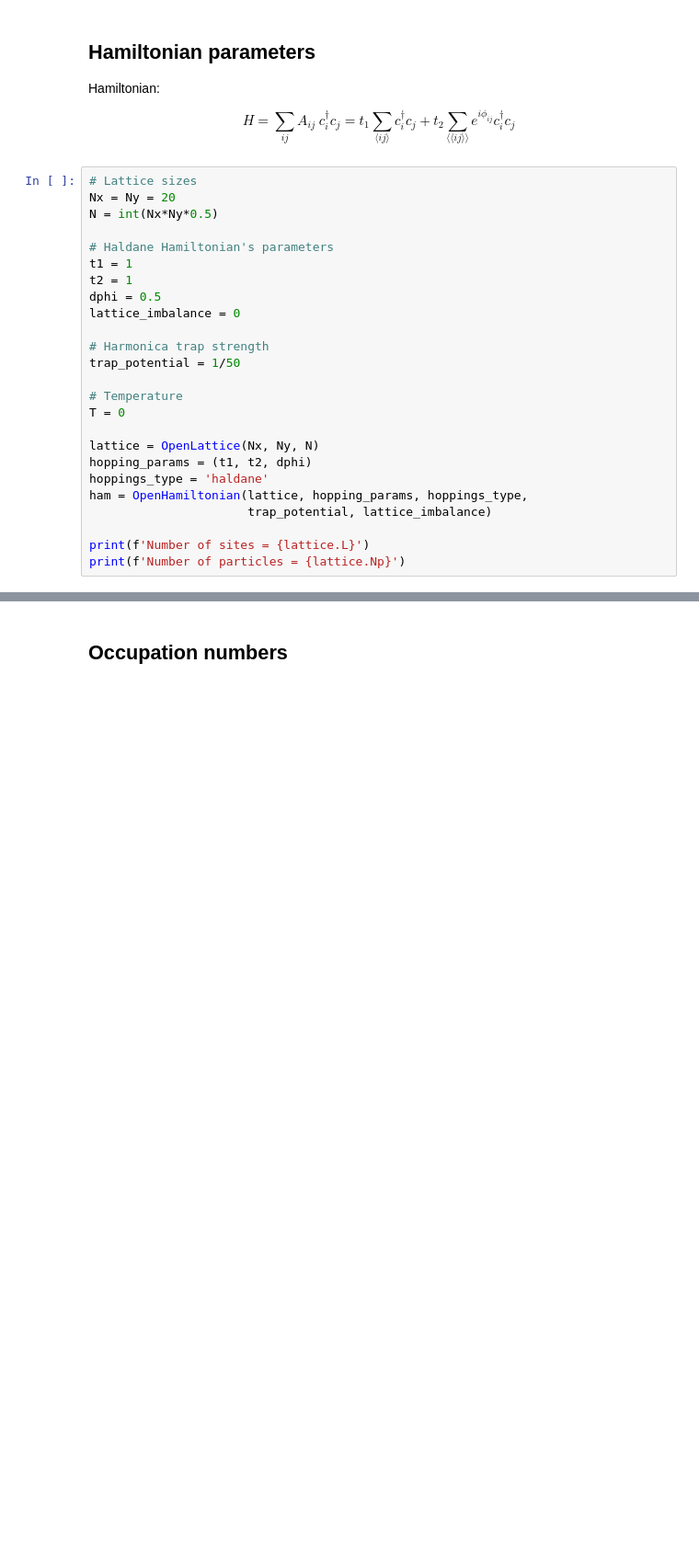
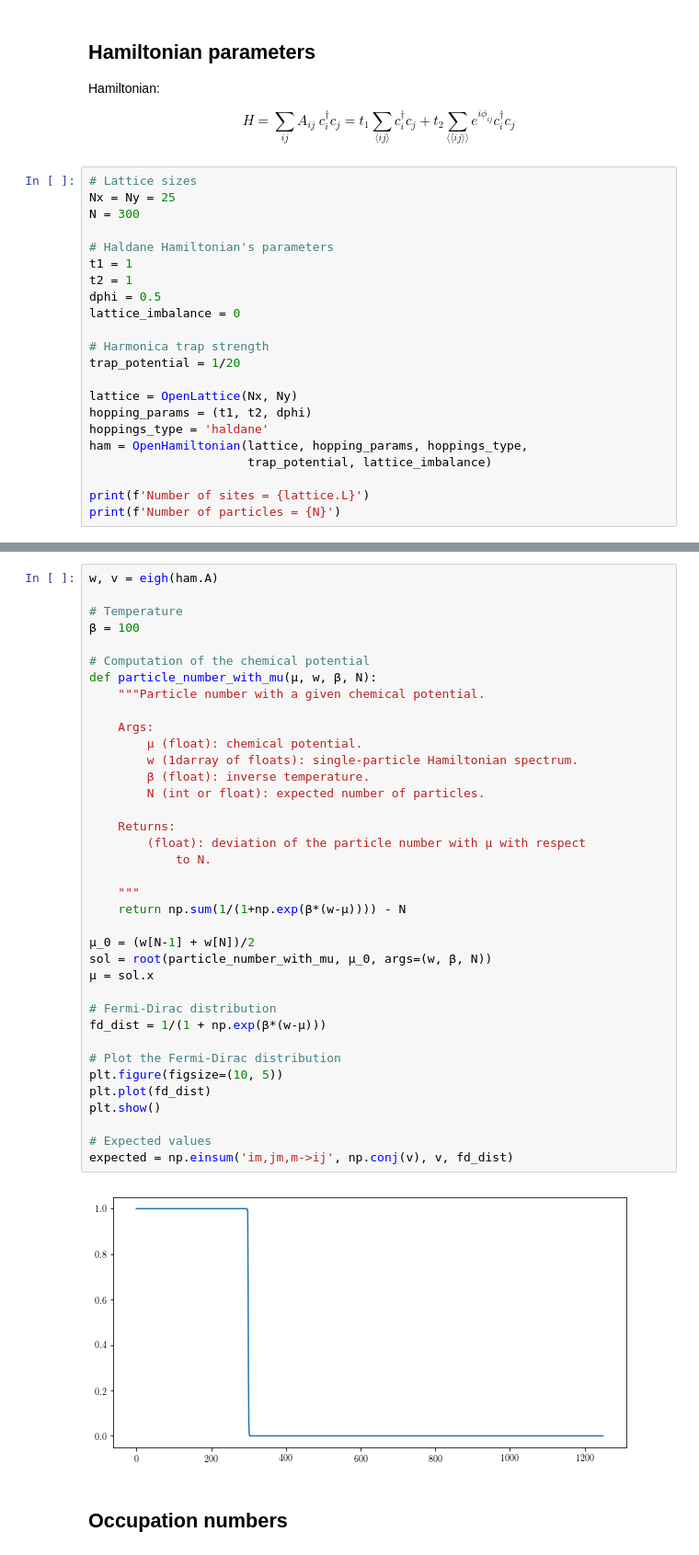
Before and after one commit to juanjosegarciaripoll/haldane, a Jupyter notebook: main.ipynb, the cells around one changed output, grey strips where cells are left out. Shown at 92% size. Saved outputs shown, nothing was run; the diff lists cells and outputs as text; blank space fills up the shorter version.

```diff
--- a/main.ipynb
+++ b/main.ipynb
@@ -17,8 +21,8 @@ Hamiltonian:
 $$ H = \sum_{ij} A_{ij}\ c^\dagger_i c_j = t_1 \sum_{\langle ij\rangle} c^\dagger_i c_j + t_2 \sum_{\langle\langle ij\rangle\rangle} e^{i\phi_{ij}} c^\dagger_i c_j $$
 # %%
 # Lattice sizes
-Nx = Ny = 20
-N = int(Nx*Ny*0.5)
+Nx = Ny = 25
+N = 300
 
 # Haldane Hamiltonian's parameters
 t1 = 1
@@ -27,17 +31,14 @@ dphi = 0.5
 lattice_imbalance = 0
 
 # Harmonica trap strength
-trap_potential = 1/50
+trap_potential = 1/20
 
-# Temperature
-T = 0
-
-lattice = OpenLattice(Nx, Ny, N)
+lattice = OpenLattice(Nx, Ny)
 hopping_params = (t1, t2, dphi)
 hoppings_type = 'haldane'
 ham = OpenHamiltonian(lattice, hopping_params, hoppings_type,
                       trap_potential, lattice_imbalance)
 
 print(f'Number of sites = {lattice.L}')
-print(f'Number of particles = {lattice.Np}')
+print(f'Number of particles = {N}')
 # %% [output]
@@ -79,3 +67,42 @@ expected = np.einsum('im,jm,m->ij', np.conj(v), v, fd_dist)
+# %%
+w, v = eigh(ham.A)
+
+# Temperature
+β = 100
+
+# Computation of the chemical potential
+def particle_number_with_mu(μ, w, β, N):
+    """Particle number with a given chemical potential.
+
+    Args:
+        μ (float): chemical potential.
+        w (1darray of floats): single-particle Hamiltonian spectrum.
+        β (float): inverse temperature.
+        N (int or float): expected number of particles.
+
+    Returns:
+        (float): deviation of the particle number with μ with respect
+            to N.
+
+    """
+    return np.sum(1/(1+np.exp(β*(w-μ)))) - N
+
+μ_0 = (w[N-1] + w[N])/2
+sol = root(particle_number_with_mu, μ_0, args=(w, β, N))
+μ = sol.x
+
+# Fermi-Dirac distribution
+fd_dist = 1/(1 + np.exp(β*(w-μ)))
+
+# Plot the Fermi-Dirac distribution
+plt.figure(figsize=(10, 5))
+plt.plot(fd_dist)
+plt.show()
+
+# Expected values
+expected = np.einsum('im,jm,m->ij', np.conj(v), v, fd_dist)
+# %% [output]
+[figure, added]
 # %% [markdown]
 ## Occupation numbers
 # %%
```
Also changed, not shown: parts of 22 cells of this notebook, 1 other file.
